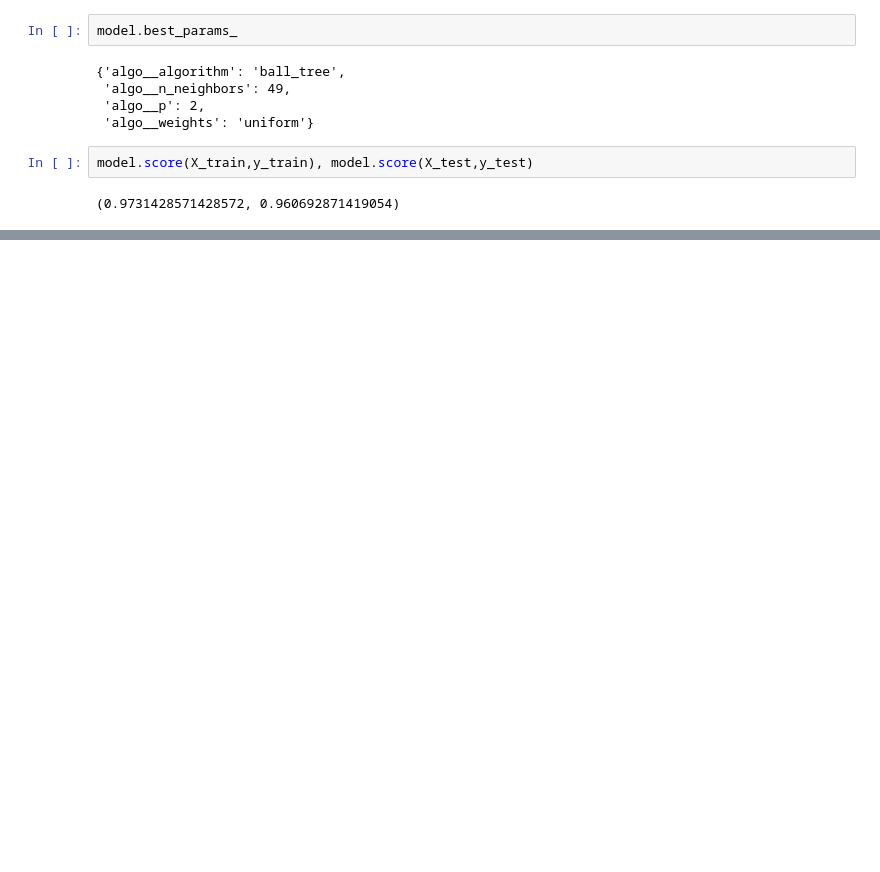
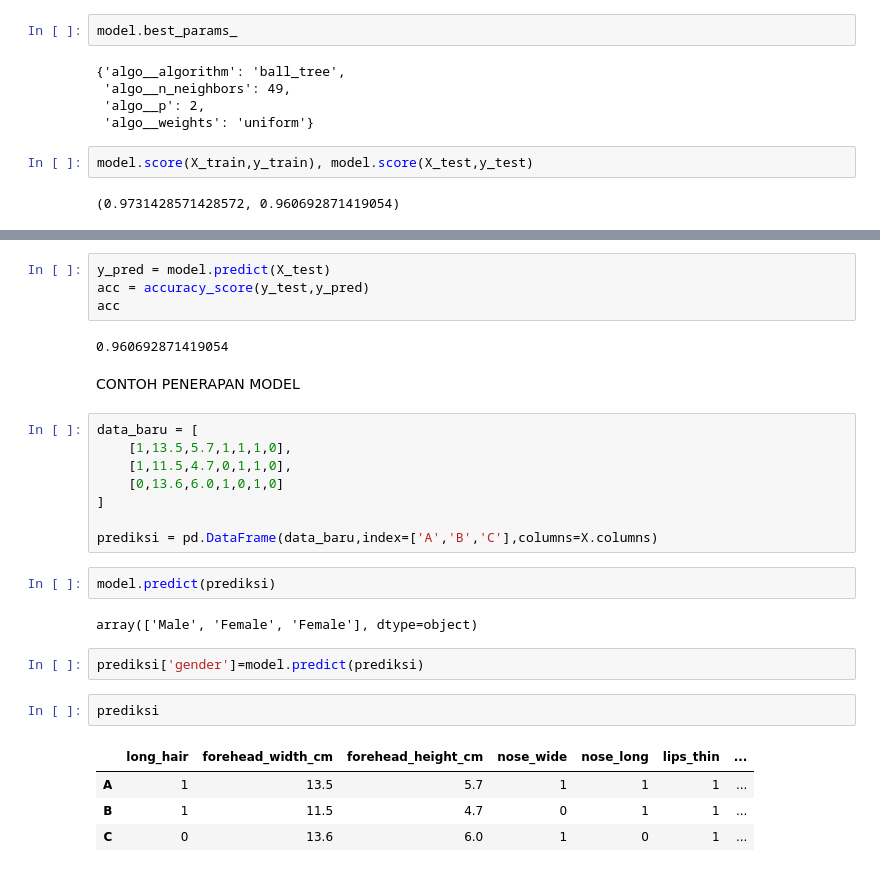
Before and after one commit to alvoera2/DataScience, a Jupyter notebook: gender_clasification.ipynb, the cells around one changed output, grey strips where cells are left out. Drawn from its saved outputs; the diff is of its cells as text; blank space fills up the shorter version.

```diff
--- a/gender_clasification.ipynb
+++ b/gender_clasification.ipynb
@@ -173,0 +167,29 @@ model.score(X_train,y_train), model.score(X_test,y_test)
+# %%
+y_pred = model.predict(X_test)
+acc = accuracy_score(y_test,y_pred)
+acc
+# %% [output]
+0.960692871419054
+# %% [markdown]
+CONTOH PENERAPAN MODEL
+# %%
+data_baru = [
+    [1,13.5,5.7,1,1,1,0],
+    [1,11.5,4.7,0,1,1,0],
+    [0,13.6,6.0,1,0,1,0]
+]
+
+prediksi = pd.DataFrame(data_baru,index=['A','B','C'],columns=X.columns)
+# %%
+model.predict(prediksi)
+# %% [output]
+array(['Male', 'Female', 'Female'], dtype=object)
+# %%
+prediksi['gender']=model.predict(prediksi)
+# %%
+prediksi
+# %% [output]
+|  | long_hair | forehead_width_cm | forehead_height_cm | nose_wide | nose_long | lips_thin | ... |
+| A | 1 | 13.5 | 5.7 | 1 | 1 | 1 | ... |
+| B | 1 | 11.5 | 4.7 | 0 | 1 | 1 | ... |
+| C | 0 | 13.6 | 6.0 | 1 | 0 | 1 | ... |
```
Also changed, not shown: parts of 4 cells of this notebook.
